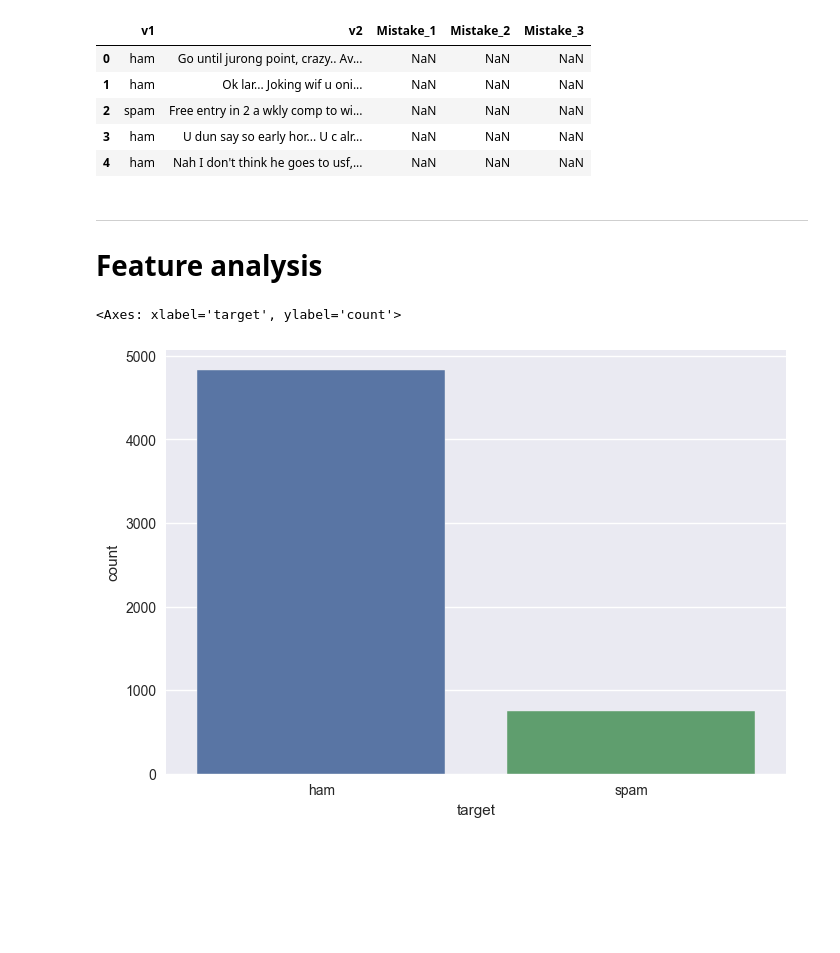
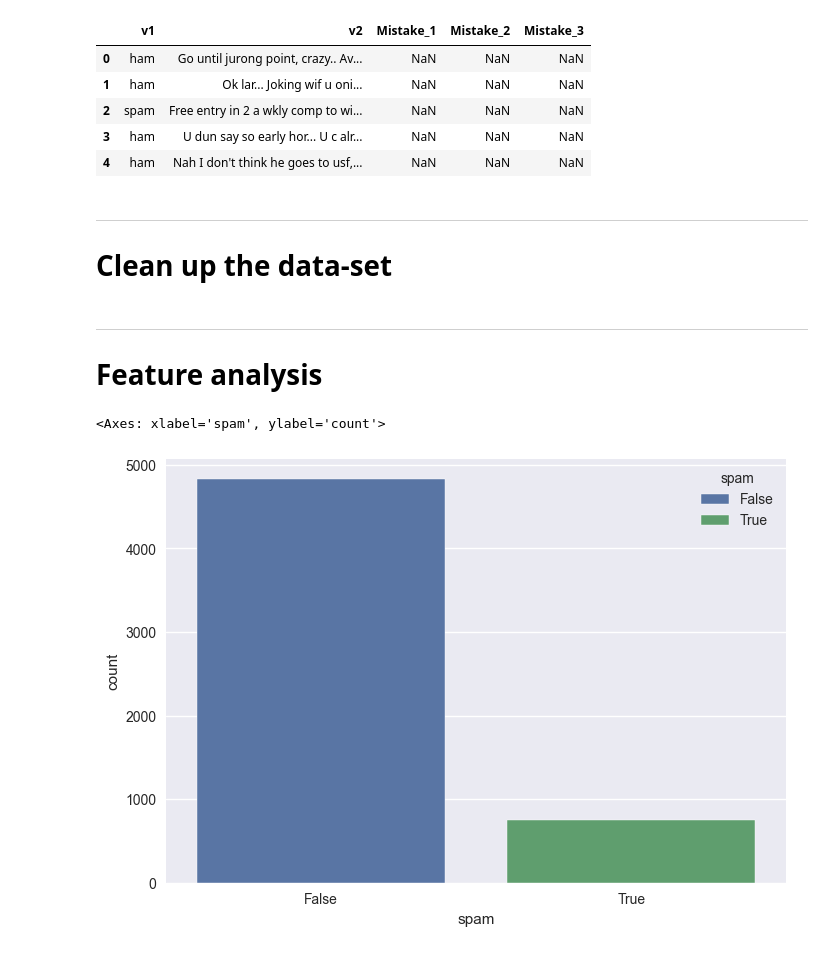
Before and after one commit to EmreArapcicUevak/AID201-Project-Spam-Detection, a Jupyter notebook: Main.ipynb, the cells around one changed output. Drawn from its saved outputs; the diff is of its cells as text; code cells hidden in the pictures; blank space fills up the shorter version.

```diff
--- a/Main.ipynb
+++ b/Main.ipynb
@@ -30,16 +30,31 @@ spam_data.head()
 | 2 | spam | Free entry in 2 a wkly comp to wi... | NaN | NaN | NaN |
 | 3 | ham | U dun say so early hor... U c alr... | NaN | NaN | NaN |
 | 4 | ham | Nah I don't think he goes to usf,... | NaN | NaN | NaN |
-# %%
-spam_data['v2'] = spam_data[['v2', 'Mistake_1', 'Mistake_2', 'Mistake_3']].fillna(value="").agg(', '.join, axis=1)
-spam_data.rename(columns={'v1' : 'target', 'v2' : 'sms'}, inplace=True)
-spam_data.dropna(axis='columns', how='any', inplace=True)
+# %% [markdown]
+---
+# Clean up the data-set
+# %%
+def combine_text(s : pd.Series):
+  str = s.loc['v2']
+  for i in range(1,4):
+    temp_str = s.loc[f'Mistake_{i}']
+    if temp_str == '':
+      break
+
+    str = f'{str},{temp_str}'
+
+  return str
+
+spam_data['v2'] = spam_data[['v2', 'Mistake_1', 'Mistake_2', 'Mistake_3']].fillna(value="").agg(combine_text, axis=1)
+spam_data.rename(columns={'v1' : 'spam', 'v2' : 'sms'}, inplace=True)
+spam_data.dropna(axis='columns', how='any', inplace=True)
+spam_data['spam'] = spam_data['spam'].map({'ham': False, 'spam': True})
 # %% [markdown]
 ---
 # Feature analysis
 # %%
-sns.countplot(data=spam_data, x="target", hue="target")
+sns.countplot(data=spam_data, x="spam", hue="spam")
 # %% [output]
-<Axes: xlabel='target', ylabel='count'>
+<Axes: xlabel='spam', ylabel='count'>
-[figure, old version]
+[figure, new version]
 # %%
```
Also changed, not shown: parts of 5 cells of this notebook.
